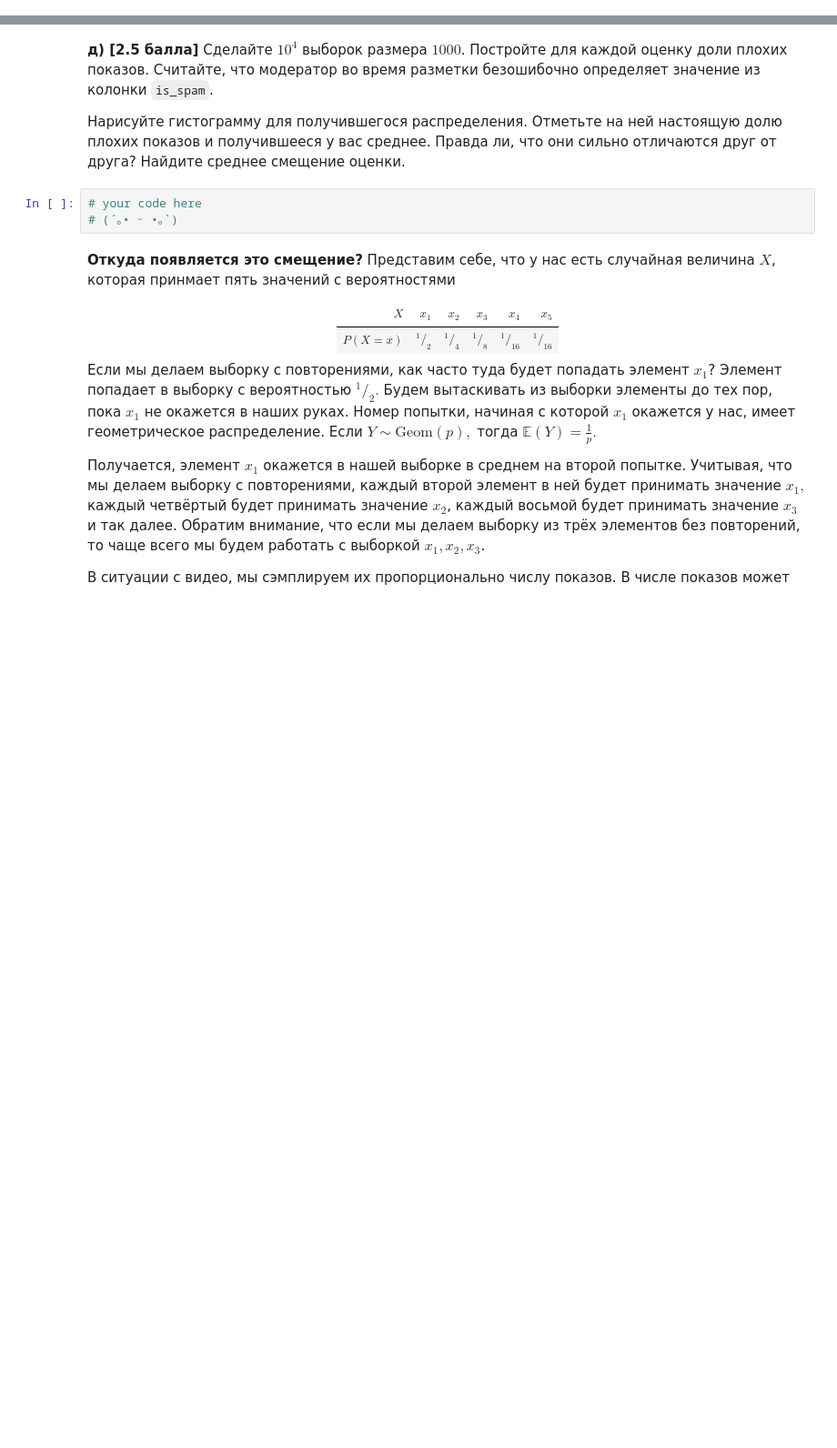
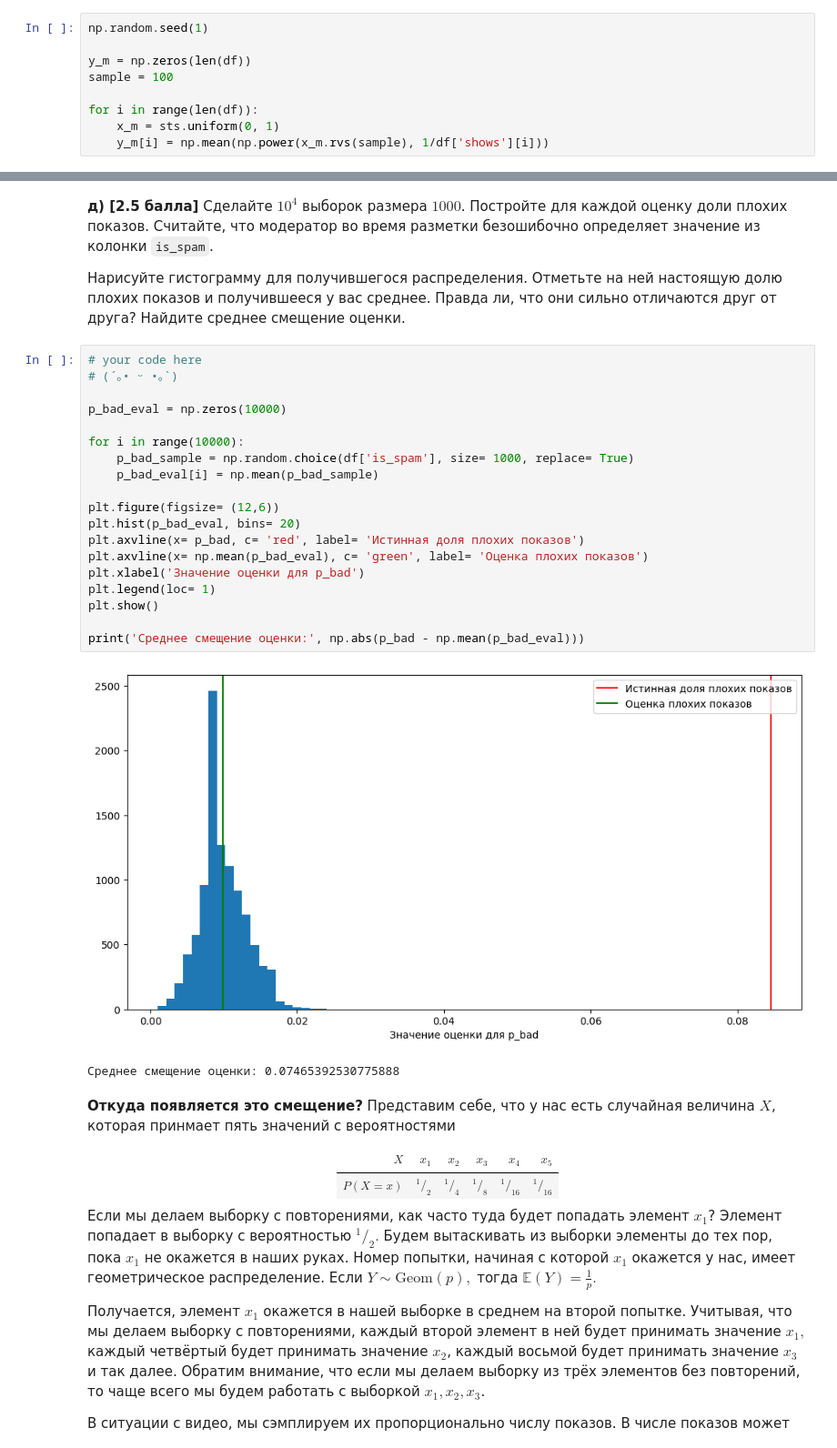
Before and after one commit to IYuminov/yet_another_matstat_course, a Jupyter notebook: hw_2024/yam_hw01-Interstellar.ipynb, the cells around one changed output, grey strips where cells are left out. Shown at 91% size. Saved outputs shown, nothing was run; the diff lists cells and outputs as text; blank space fills up the shorter version.

```diff
--- a/hw_2024/yam_hw01-Interstellar.ipynb
+++ b/hw_2024/yam_hw01-Interstellar.ipynb
@@ -525,3 +576,12 @@ __в) [2.5 балла]__ Фактически нам надо отсортиро
+# %%
+np.random.seed(1)
+
+y_m = np.zeros(len(df))
+sample = 100
+
+for i in range(len(df)):
+    x_m = sts.uniform(0, 1)
+    y_m[i] = np.mean(np.power(x_m.rvs(sample), 1/df['shows'][i]))
 # %%
 # your code here  (ﾉ´ з `)ノ
 # %% [markdown]
@@ -545,6 +605,25 @@ __д) [2.5 балла]__ Сделайте $10^4$ выборок размера $
 # %%
 # your code here
 # (´｡• ᵕ •｡`)
+
+p_bad_eval = np.zeros(10000)
+
+for i in range(10000):
+    p_bad_sample = np.random.choice(df['is_spam'], size= 1000, replace= True)
+    p_bad_eval[i] = np.mean(p_bad_sample)
+
+plt.figure(figsize= (12,6))
+plt.hist(p_bad_eval, bins= 20)
+plt.axvline(x= p_bad, c= 'red', label= 'Истинная доля плохих показов')
+plt.axvline(x= np.mean(p_bad_eval), c= 'green', label= 'Оценка плохих показов')
+plt.xlabel('Значение оценки для p_bad')
+plt.legend(loc= 1)
+plt.show()
+
+print('Среднее смещение оценки:', np.abs(p_bad - np.mean(p_bad_eval)))
+# %% [output]
+[figure, added]
+Среднее смещение оценки: 0.07465392530775888
 # %% [markdown]
 **Откуда появляется это смещение?** Представим себе, что у нас есть случайная величина $X$, которая принмает пять значений с вероятностями
 
```
Also changed, not shown: parts of 9 cells of this notebook.
